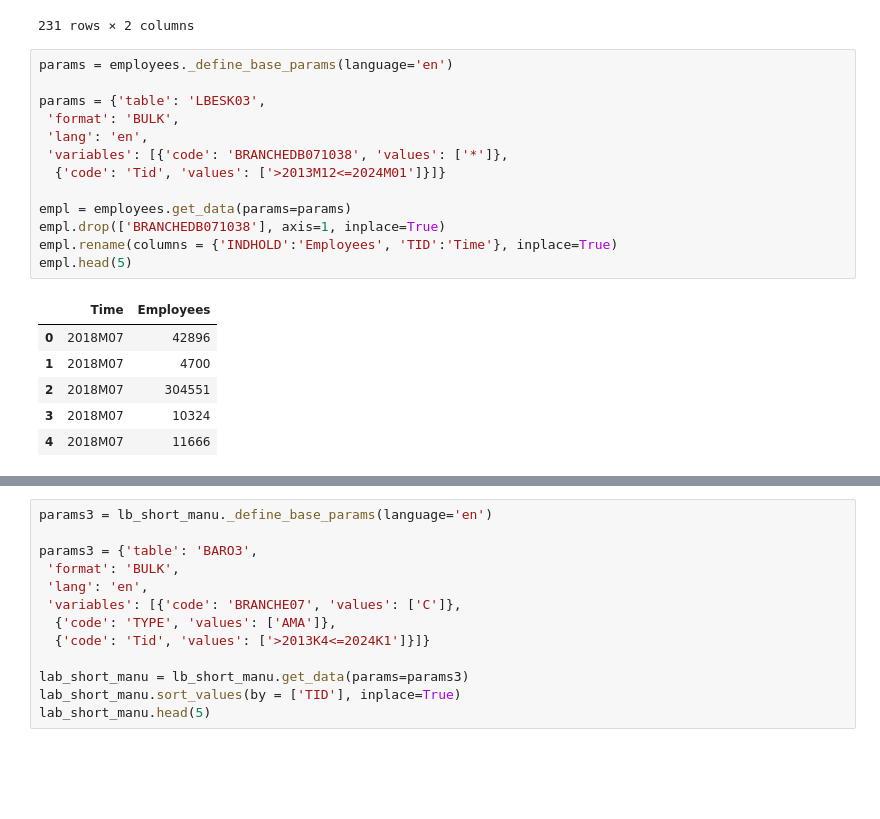
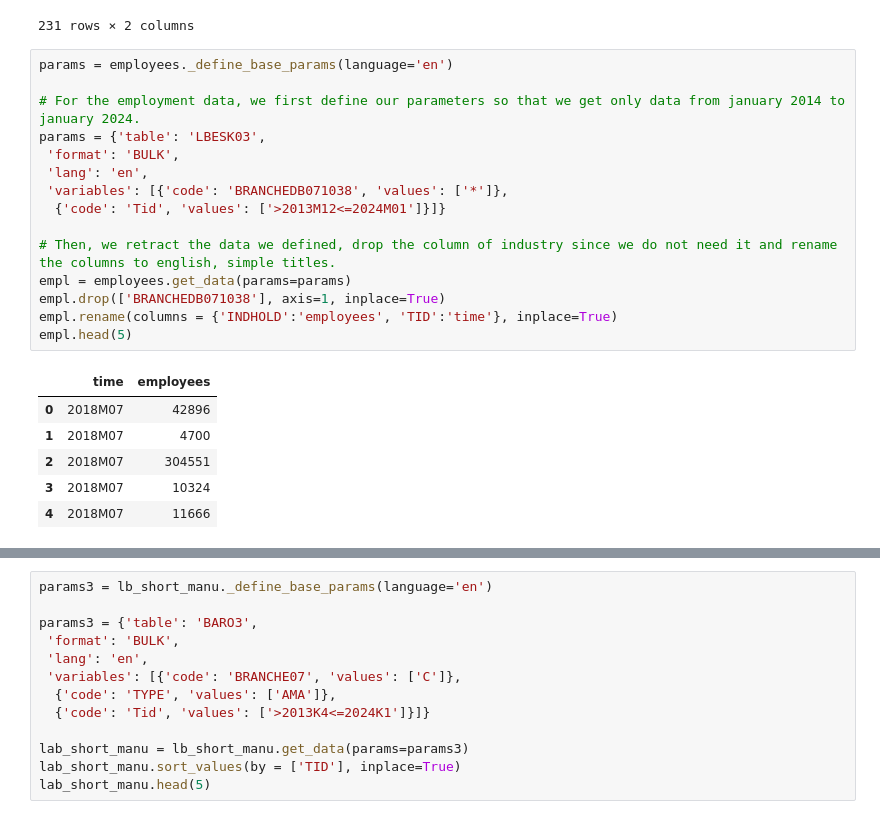
Before and after one commit to NumEconCopenhagen/Projects_2024_Emma-Anna-Oscar, a Jupyter notebook: dataproject/dataproject.ipynb, the cells around one changed output, grey strips where cells are left out. Drawn from its saved outputs; the diff is of its cells as text; blank space fills up the shorter version.

```diff
--- a/dataproject/dataproject.ipynb
+++ b/dataproject/dataproject.ipynb
@@ -270,18 +270,20 @@ Tid:
 # %%
 params = employees._define_base_params(language='en')
 
+# For the employment data, we first define our parameters so that we get only data from january 2014 to january 2024.
 params = {'table': 'LBESK03',
  'format': 'BULK',
  'lang': 'en',
  'variables': [{'code': 'BRANCHEDB071038', 'values': ['*']},
   {'code': 'Tid', 'values': ['>2013M12<=2024M01']}]}
 
+# Then, we retract the data we defined, drop the column of industry since we do not need it and rename the columns to english, simple titles.
 empl = employees.get_data(params=params)
 empl.drop(['BRANCHEDB071038'], axis=1, inplace=True)
-empl.rename(columns = {'INDHOLD':'Employees', 'TID':'Time'}, inplace=True)
+empl.rename(columns = {'INDHOLD':'employees', 'TID':'time'}, inplace=True)
 empl.head(5)
 # %% [output]
-|  | Time | Employees |
+|  | time | employees |
 | 0 | 2018M07 | 42896 |
 | 1 | 2018M07 | 4700 |
 | 2 | 2018M07 | 304551 |
```
Also changed, not shown: parts of 8 cells of this notebook.
